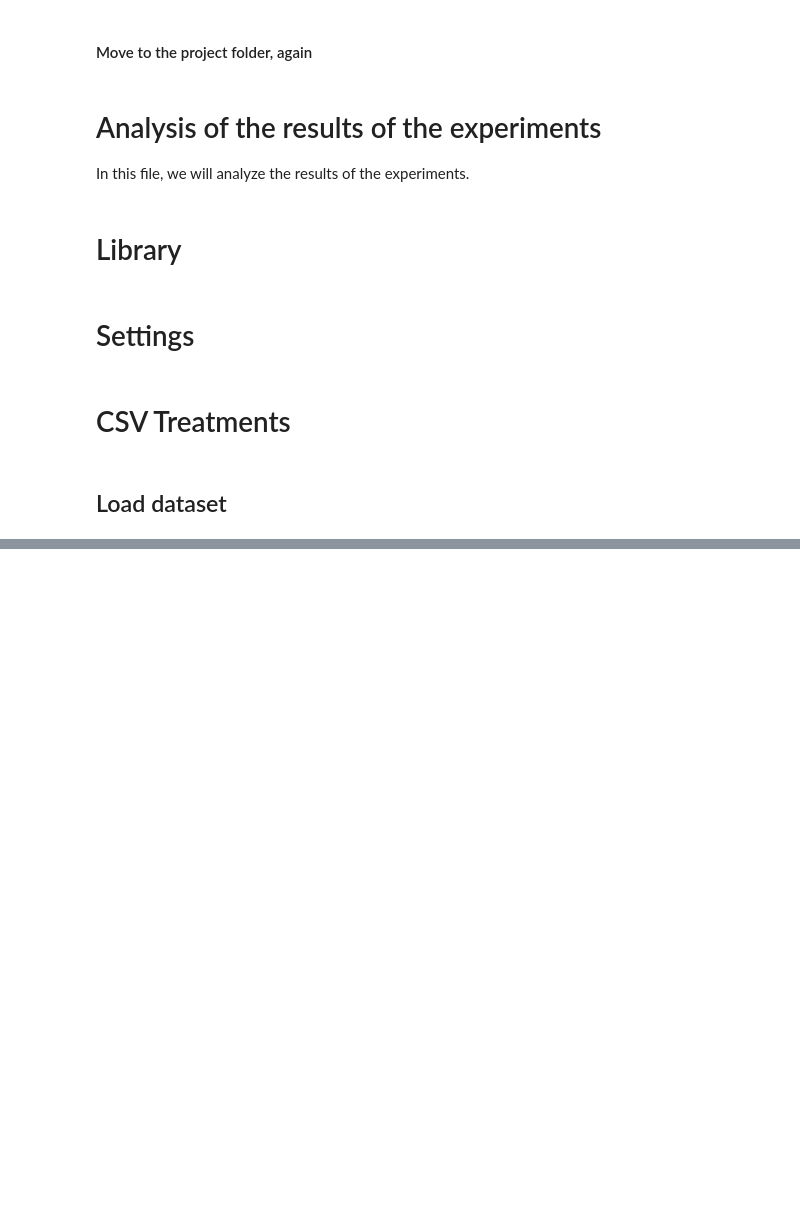
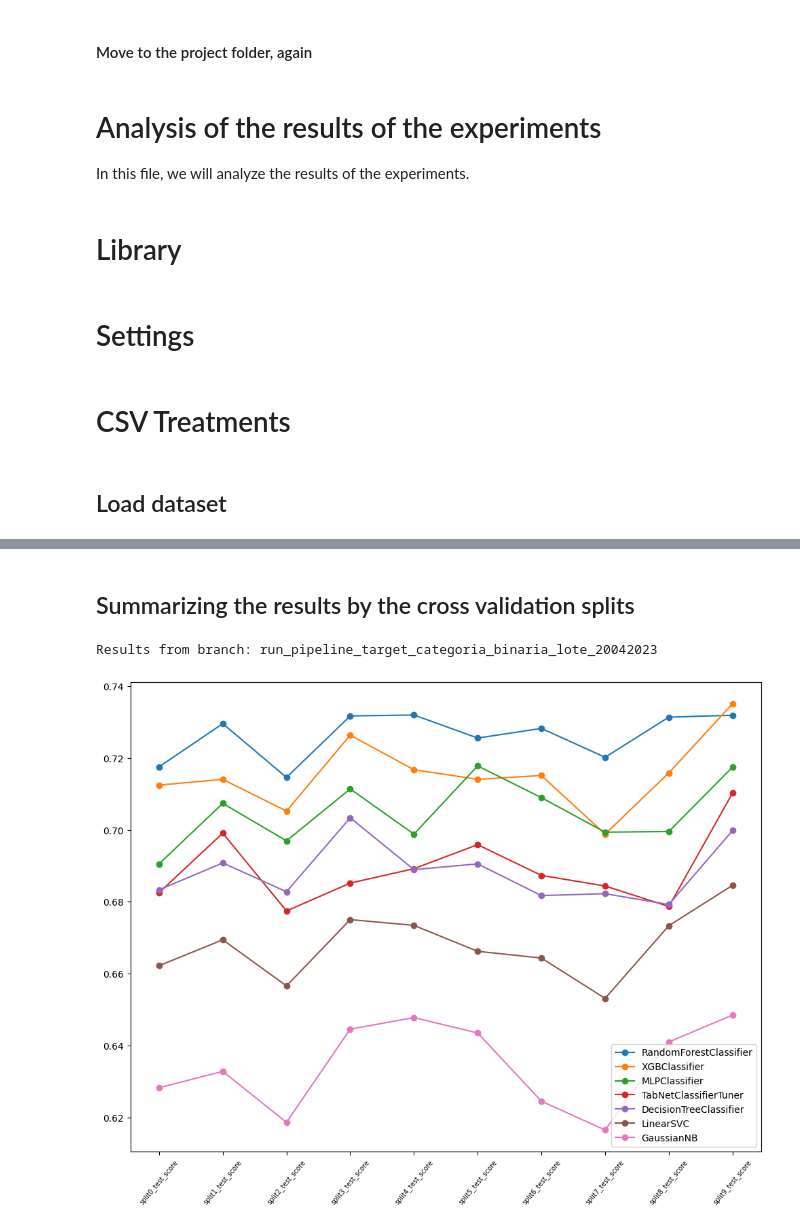
Before and after one commit to rafamarquesi/precoce-ms-classification, a Jupyter notebook: analysis_results_experiments.ipynb, the cells around one changed output, grey strips where cells are left out. Saved outputs shown, nothing was run; the diff lists cells and outputs as text; code cells hidden in the pictures; blank space fills up the shorter version.

Commit message:
Notebooks with analysis of the data set and the experiment that generated the model used in the API, for writing the dissertation.

```diff
--- a/analysis_results_experiments.ipynb
+++ b/analysis_results_experiments.ipynb
@@ -548,0 +91,6 @@ reports.simulate_recursive_feature_elimination_with_cv(
+# %%
+# Load the cross-validation results
+cv_results_dict = dict()
+for path in cv_results_paths:
+    # The key is the name of the branch
+    cv_results_dict[path[len(os.getcwd()+'/'+name_folder_results+'/'):].split('/')[0]] = csv_treatments.load_data(csv_path=path)
@@ -548,0 +117,9 @@ reports.simulate_recursive_feature_elimination_with_cv(
+# %%
+for key, df in cv_results_dict.items():
+    for estimator in df['param_classifier__estimator'].unique():
+        if estimator == 'DecisionTreeClassifier(random_state=42)':
+            # print(df[df['param_classifier__estimator'] == estimator][['param_classifier__estimator__random_state']])
+            # print(df[df['param_classifier__estimator'] == estimator].index)
+            for index in df[df['param_classifier__estimator'] == estimator].index:
+                df.at[index, 'param_classifier__estimator'] = 'DecisionTreeClassifier()'
+                cv_results_dict[key] = df
@@ -548,0 +180,47 @@ reports.simulate_recursive_feature_elimination_with_cv(
+# %% [markdown]
+## Summarizing the results by the cross validation splits
+# %%
+for key, df in cv_results_dict.items():
+    best_models_information_df = pd.DataFrame()
+    print('Results from branch: {}'.format(key))
+    # displayhook(df)
+    x = list()
+    aux = 0
+    for column in df.columns:
+        if column.find('split{}_test_score'.format(aux)) != -1:
+            x.append('split{}_test_score'.format(aux))
+            aux += 1
+
+
+    plt.figure(figsize=(10, 8))
+
+
+    # displayhook(df['param_classifier__estimator'].unique())
+    for estimator in df['param_classifier__estimator'].unique():
+
+
+        # displayhook(df[df['param_classifier__estimator']==estimator][0:1])
+        best_models_information_df = pd.concat(
+            [
+                best_models_information_df,
+                df[df['param_classifier__estimator']==estimator][0:1][['param_classifier__estimator', 'mean_fit_time', 'std_fit_time', 'mean_score_time', 'std_score_time', 'mean_test_score', 'std_test_score', 'rank_test_score']]
+            ],
+            axis=0)
+        y = list()
+        for split_column in x:
+            y.append(df[df['param_classifier__estimator']==estimator][0:1][split_column].values[0])
+
+        plt.plot(x, y, label = estimator[0:estimator.find('(')], marker='o')
+
+    plt.xticks(rotation=50, fontsize=7)
+    plt.tight_layout()
+    plt.legend()
+    plt.show()
+    plt.close()
+
+    displayhook(best_models_information_df)
+
+    print('\n')
+# %% [output]
+Results from branch: run_pipeline_target_categoria_binaria_lote_20042023
+[figure, added]
```
Also changed, not shown: parts of 101 cells of this notebook.
